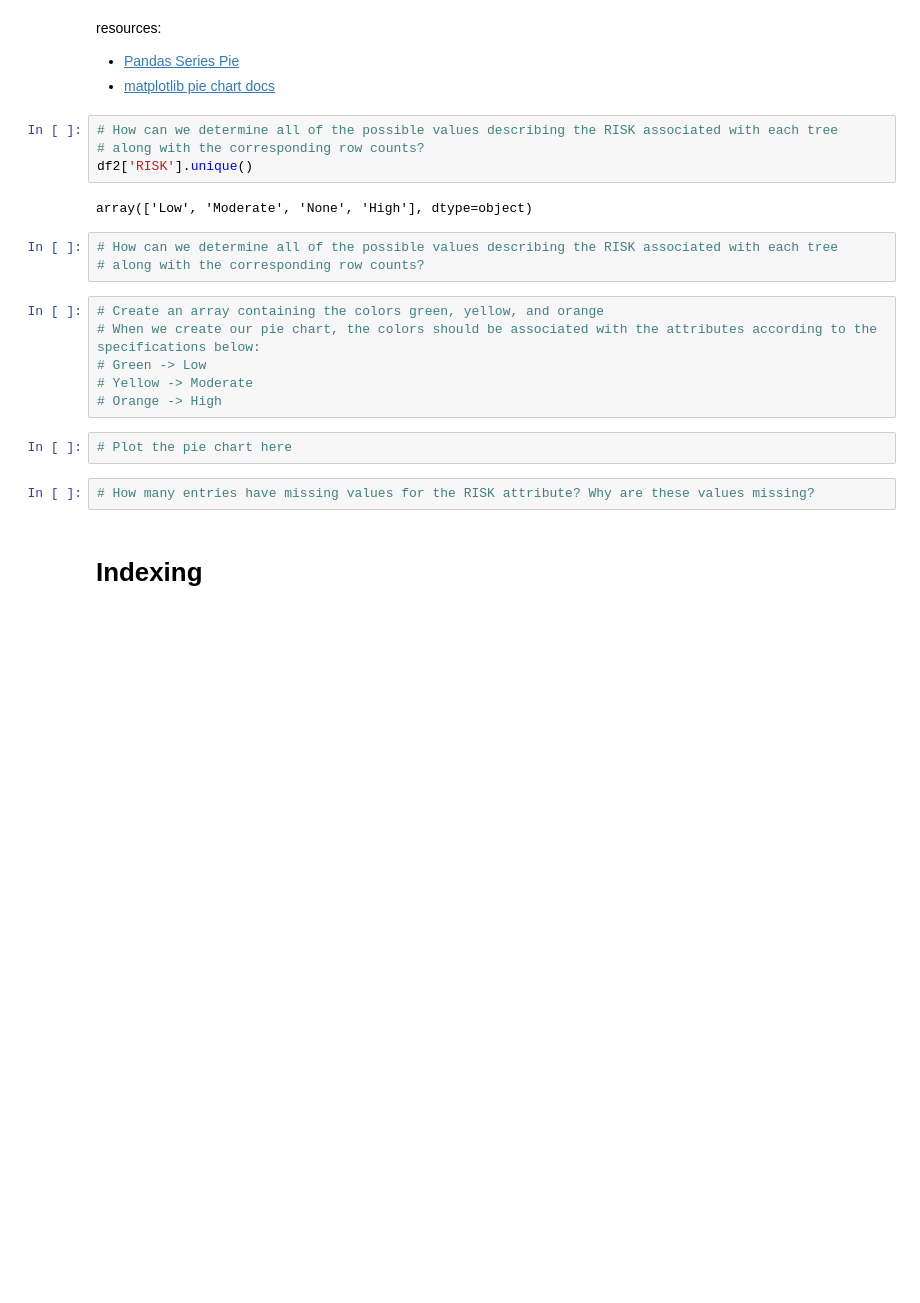
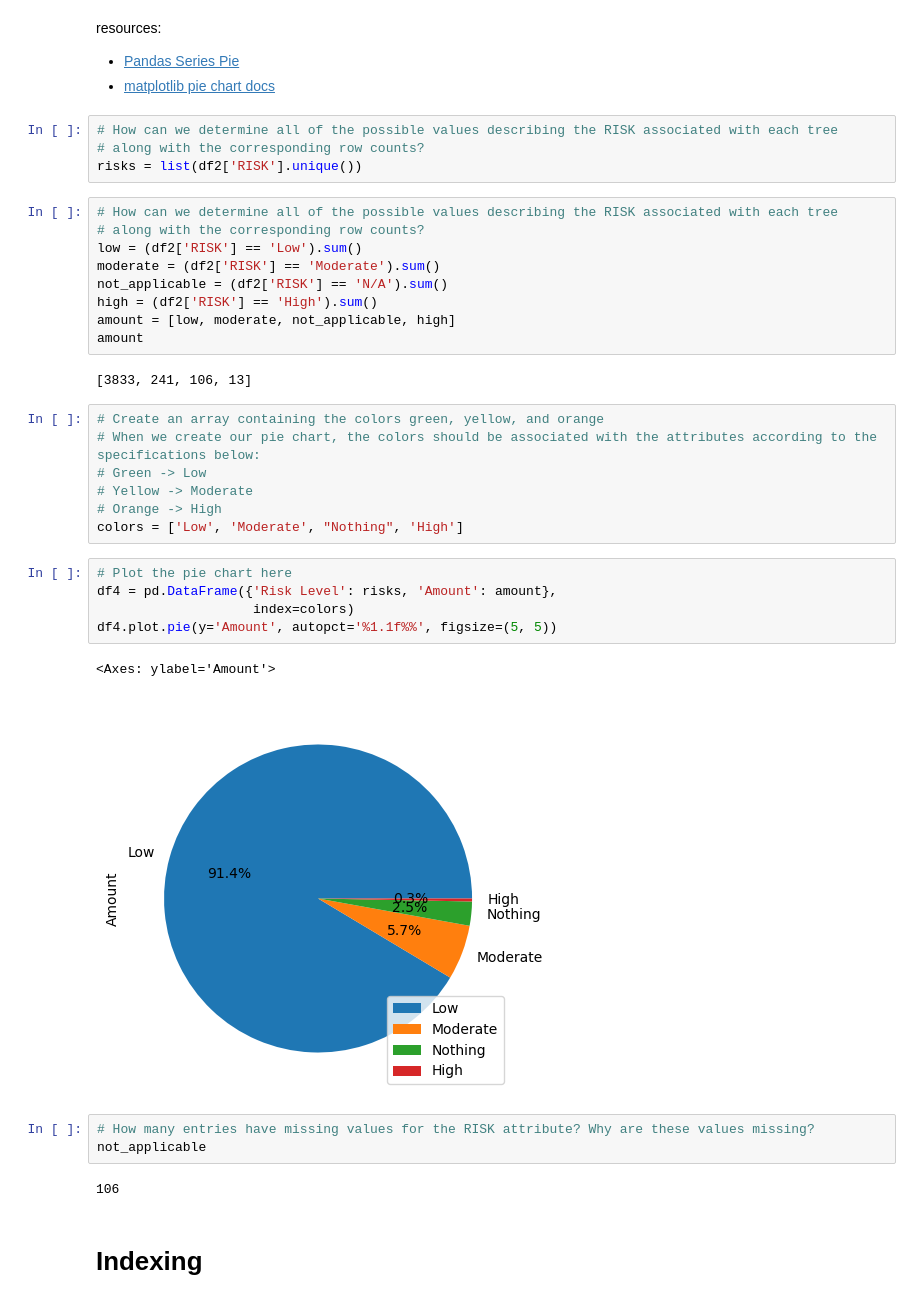
Before and after one commit to imirransom/DataEngineering.Labs.CityOfNewarkDETreeSurvey, a Jupyter notebook: data/newark_de_tree_survey-checkpoint.ipynb, the cells around one changed output. Drawn from its saved outputs; the diff is of its cells as text; blank space fills up the shorter version.

```diff
--- a/data/newark_de_tree_survey-checkpoint.ipynb
+++ b/data/newark_de_tree_survey-checkpoint.ipynb
@@ -320,22 +313,38 @@ resources:
 # %%
 # How can we determine all of the possible values describing the RISK associated with each tree
 # along with the corresponding row counts?
-df2['RISK'].unique()
+risks = list(df2['RISK'].unique())
-# %% [output]
-array(['Low', 'Moderate', 'None', 'High'], dtype=object)
 # %%
 # How can we determine all of the possible values describing the RISK associated with each tree
 # along with the corresponding row counts?
+low = (df2['RISK'] == 'Low').sum()
+moderate = (df2['RISK'] == 'Moderate').sum()
+not_applicable = (df2['RISK'] == 'N/A').sum()
+high = (df2['RISK'] == 'High').sum()
+amount = [low, moderate, not_applicable, high]
+amount
+# %% [output]
+[3833, 241, 106, 13]
 # %%
 # Create an array containing the colors green, yellow, and orange
 # When we create our pie chart, the colors should be associated with the attributes according to the specifications below:
 # Green -> Low
 # Yellow -> Moderate
 # Orange -> High
+colors = ['Low', 'Moderate', "Nothing", 'High']
-# %%
-# Plot the pie chart here
+# %%
+# Plot the pie chart here
+df4 = pd.DataFrame({'Risk Level': risks, 'Amount': amount},
+                    index=colors)
+df4.plot.pie(y='Amount', autopct='%1.1f%%', figsize=(5, 5))
+# %% [output]
+<Axes: ylabel='Amount'>
+[figure, added]
 # %%
 # How many entries have missing values for the RISK attribute? Why are these values missing?
+not_applicable
+# %% [output]
+106
 # %% [markdown]
 # Indexing
 # %%
```
Also changed, not shown: parts of 5 cells of this notebook.
